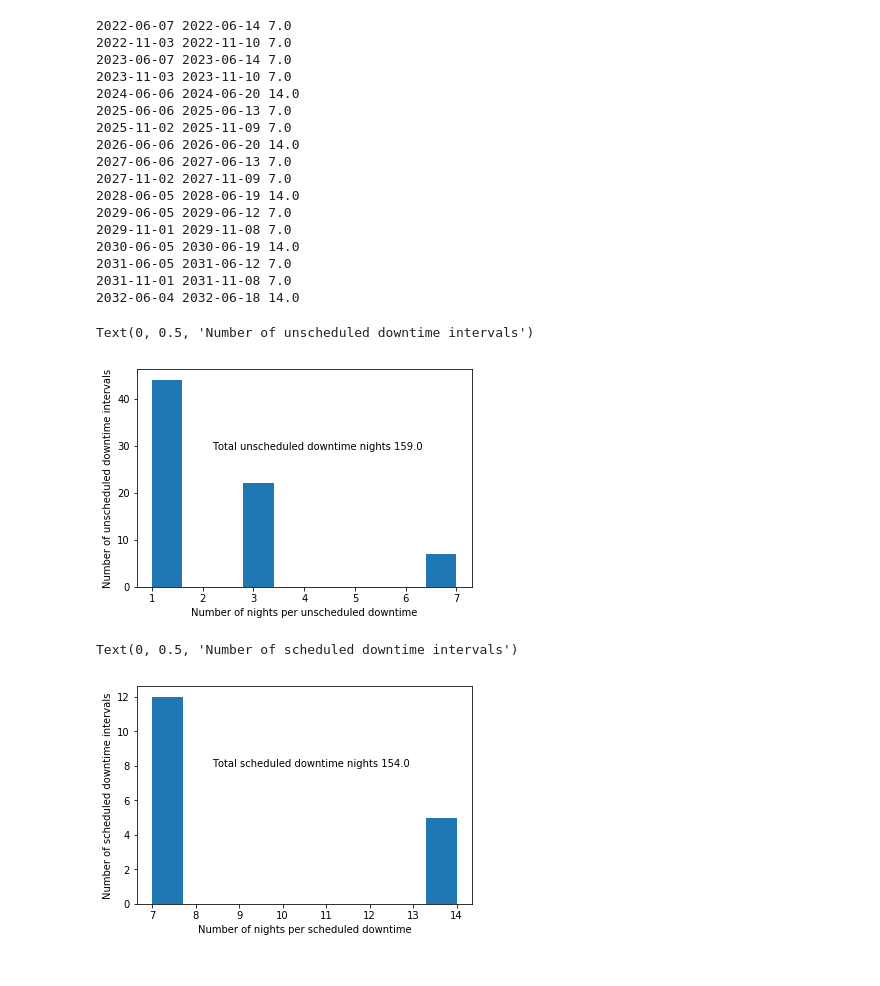
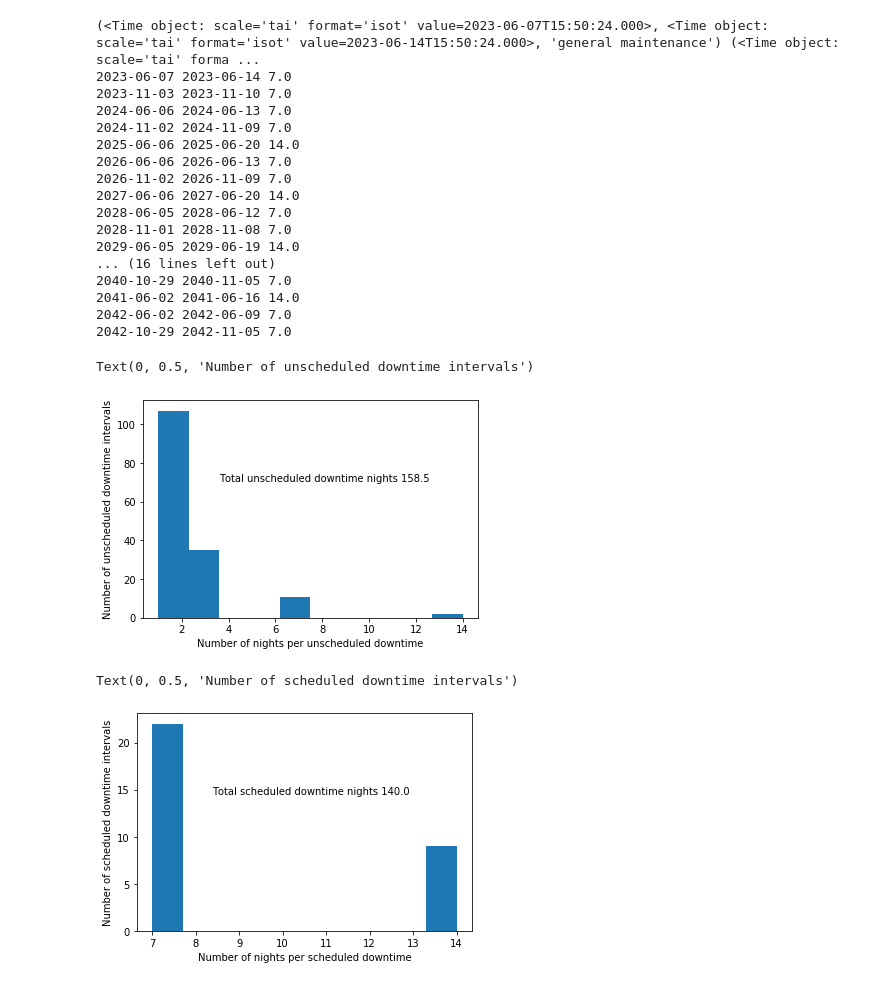
Before and after one commit to rhiannonlynne/notebooks, a Jupyter notebook: Downtime Demo.ipynb, the cells around one changed output. Saved outputs shown, nothing was run; the diff lists cells and outputs as text; code cells hidden in the pictures.

Commit message:
Update downtime demos

```diff
--- a/Downtime Demo.ipynb
+++ b/Downtime Demo.ipynb
@@ -10,6 +10,6 @@ tstart = Time('2022-01-01', format='isot', scale='tai')
 day_offset = TimeDelta(-0.34, format='jd')
 # %%
-scheduledDowntimeData = dt.ScheduledDowntimeData(tstart, start_of_night_offset=day_offset)
+scheduledDowntimeData = down.ScheduledDowntimeData(tstart, start_of_night_offset=day_offset)
 scheduledDowntimeData.read_data()
 # %%
 print(len(scheduledDowntimeData.downtime))
@@ -24,4 +24,4 @@ Last downtime start 2041-10-29T15:50:24.000 end 2041-11-05T15:50:24.000
 # %%
-unscheduledDowntimeData = dt.UnscheduledDowntimeData(tstart, start_of_night_offset=day_offset,
-                                                    survey_length=3650*2, seed=3)
+unscheduledDowntimeData = down.UnscheduledDowntimeData(tstart, start_of_night_offset=day_offset,
+                                                    survey_length=3650*2)#, seed=3)
 unscheduledDowntimeData.make_data()
@@ -87,0 +85,6 @@ unschedT[0], unschedT[-1]
+# %%
+unschedT = unscheduledDowntimeData.downtime
+print(unschedT[0], unschedT[-1])
+g = lambda x : print(x['start'].datetime.date(), x['end'].datetime.date(), (x['end'] - x['start']).jd)
+for dt in unschedT:
+    g(dt)
@@ -88,52 +109,52 @@ unschedT[0], unschedT[-1]
 # %%
-schedT = scheduledDowntimeData.downtime[0:17]
-schedT[0], schedT[-1]
+schedT = scheduledDowntimeData.downtime
+print(schedT[0], schedT[-1])
 g = lambda x : print(x['start'].datetime.date(), x['end'].datetime.date(), (x['end'] - x['start']).jd)
 for dt in schedT:
     g(dt)
 # %% [output]
-2022-06-07 2022-06-14 7.0
-2022-11-03 2022-11-10 7.0
+(<Time object: scale='tai' format='isot' value=2023-06-07T15:50:24.000>, <Time object: scale='tai' format='isot' value=2023-06-14T15:50:24.000>, 'general maintenance') (<Time object: scale='tai' forma ...
 2023-06-07 2023-06-14 7.0
 2023-11-03 2023-11-10 7.0
-2024-06-06 2024-06-20 14.0
-2025-06-06 2025-06-13 7.0
-2025-11-02 2025-11-09 7.0
-2026-06-06 2026-06-20 14.0
-2027-06-06 2027-06-13 7.0
-2027-11-02 2027-11-09 7.0
-2028-06-05 2028-06-19 14.0
-2029-06-05 2029-06-12 7.0
-2029-11-01 2029-11-08 7.0
-2030-06-05 2030-06-19 14.0
-2031-06-05 2031-06-12 7.0
-2031-11-01 2031-11-08 7.0
-2032-06-04 2032-06-18 14.0
+2024-06-06 2024-06-13 7.0
+2024-11-02 2024-11-09 7.0
+2025-06-06 2025-06-20 14.0
+2026-06-06 2026-06-13 7.0
+2026-11-02 2026-11-09 7.0
+2027-06-06 2027-06-20 14.0
+2028-06-05 2028-06-12 7.0
+2028-11-01 2028-11-08 7.0
+2029-06-05 2029-06-19 14.0
+... (16 lines left out)
+2040-10-29 2040-11-05 7.0
+2041-06-02 2041-06-16 14.0
+2042-06-02 2042-06-09 7.0
+2042-10-29 2042-11-05 7.0
 # %%
 g = lambda x: (x['end'] - x['start']).jd
 dts = []
 for dt in unschedT:
     dts.append((g(dt)))
 
 n, b, p = plt.hist(dts)
-plt.figtext(.3, .6, f'Total unscheduled downtime nights {sum(dts)}')
+plt.figtext(.3, .6, f'Total unscheduled downtime nights {sum(dts)/2}')
 plt.xlabel("Number of nights per unscheduled downtime")
 plt.ylabel("Number of unscheduled downtime intervals")
 # %% [output]
 Text(0, 0.5, 'Number of unscheduled downtime intervals')
-[figure, old version]
+[figure, new version]
 # %%
 g = lambda x: (x['end'] - x['start']).jd
 dts = []
 for dt in schedT:
     dts.append((g(dt)))
 n, b, p = plt.hist(dts)
-plt.figtext(.3, .6, f'Total scheduled downtime nights {sum(dts)}')
+plt.figtext(.3, .6, f'Total scheduled downtime nights {sum(dts)/2}')
 plt.xlabel("Number of nights per scheduled downtime")
 plt.ylabel("Number of scheduled downtime intervals")
 # %% [output]
 Text(0, 0.5, 'Number of scheduled downtime intervals')
-[figure, old version]
+[figure, new version]
 # %%
 val = []
 dts = []
```
Also changed, not shown: parts of 13 cells of this notebook, 1 other file.
